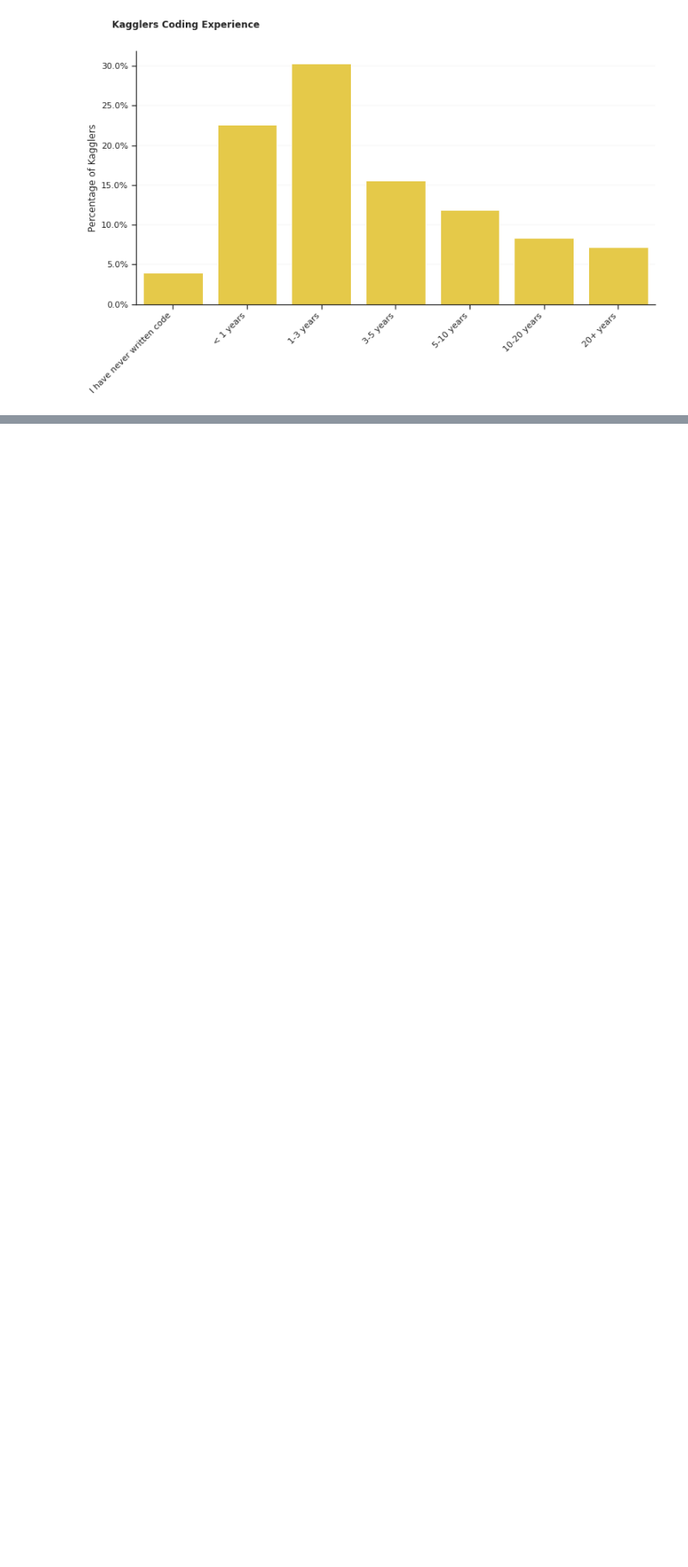
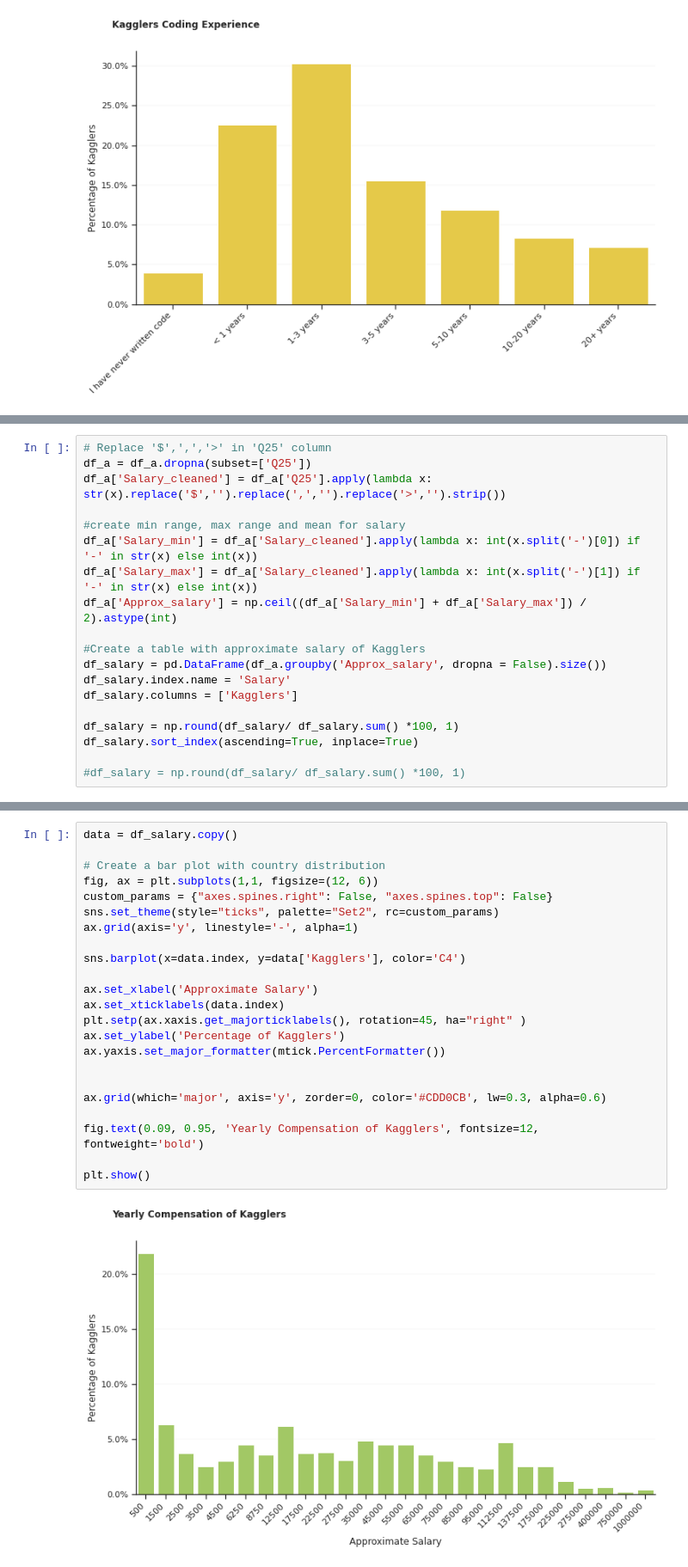
Before and after one commit to StephRoos/Data-Science, a Jupyter notebook: Kaggle_Survey/2021_Kaggle_Survey_Analysis.ipynb, the cells around one changed output, grey strips where cells are left out. Shown at 86% size. Drawn from its saved outputs; the diff is of its cells as text; blank space fills up the shorter version.

Commit message:
Update Kaggle Project with EDA

```diff
--- a/Kaggle_Survey/2021_Kaggle_Survey_Analysis.ipynb
+++ b/Kaggle_Survey/2021_Kaggle_Survey_Analysis.ipynb
@@ -289,0 +293,19 @@ plt.show()
+# %%
+# Replace '$',',','>' in 'Q25' column
+df_a = df_a.dropna(subset=['Q25'])
+df_a['Salary_cleaned'] = df_a['Q25'].apply(lambda x: str(x).replace('$','').replace(',','').replace('>','').strip())
+
+#create min range, max range and mean for salary
+df_a['Salary_min'] = df_a['Salary_cleaned'].apply(lambda x: int(x.split('-')[0]) if '-' in str(x) else int(x))
+df_a['Salary_max'] = df_a['Salary_cleaned'].apply(lambda x: int(x.split('-')[1]) if '-' in str(x) else int(x))
+df_a['Approx_salary'] = np.ceil((df_a['Salary_min'] + df_a['Salary_max']) / 2).astype(int)
+
+#Create a table with approximate salary of Kagglers
+df_salary = pd.DataFrame(df_a.groupby('Approx_salary', dropna = False).size())
+df_salary.index.name = 'Salary'
+df_salary.columns = ['Kagglers']
+
+df_salary = np.round(df_salary/ df_salary.sum() *100, 1)
+df_salary.sort_index(ascending=True, inplace=True)
+
+#df_salary = np.round(df_salary/ df_salary.sum() *100, 1)
@@ -289,0 +333,25 @@ plt.show()
+# %%
+data = df_salary.copy()
+
+# Create a bar plot with country distribution
+fig, ax = plt.subplots(1,1, figsize=(12, 6))
+custom_params = {"axes.spines.right": False, "axes.spines.top": False}
+sns.set_theme(style="ticks", palette="Set2", rc=custom_params)
+ax.grid(axis='y', linestyle='-', alpha=1)
+
+sns.barplot(x=data.index, y=data['Kagglers'], color='C4')
+
+ax.set_xlabel('Approximate Salary')
+ax.set_xticklabels(data.index)
+plt.setp(ax.xaxis.get_majorticklabels(), rotation=45, ha="right" )
+ax.set_ylabel('Percentage of Kagglers')
+ax.yaxis.set_major_formatter(mtick.PercentFormatter())
+
+
+ax.grid(which='major', axis='y', zorder=0, color='#CDD0CB', lw=0.3, alpha=0.6)
+
+fig.text(0.09, 0.95, 'Yearly Compensation of Kagglers', fontsize=12, fontweight='bold')
+
+plt.show()
+# %% [output]
+[figure, added]
```
Also changed, not shown: parts of 17 cells of this notebook.
